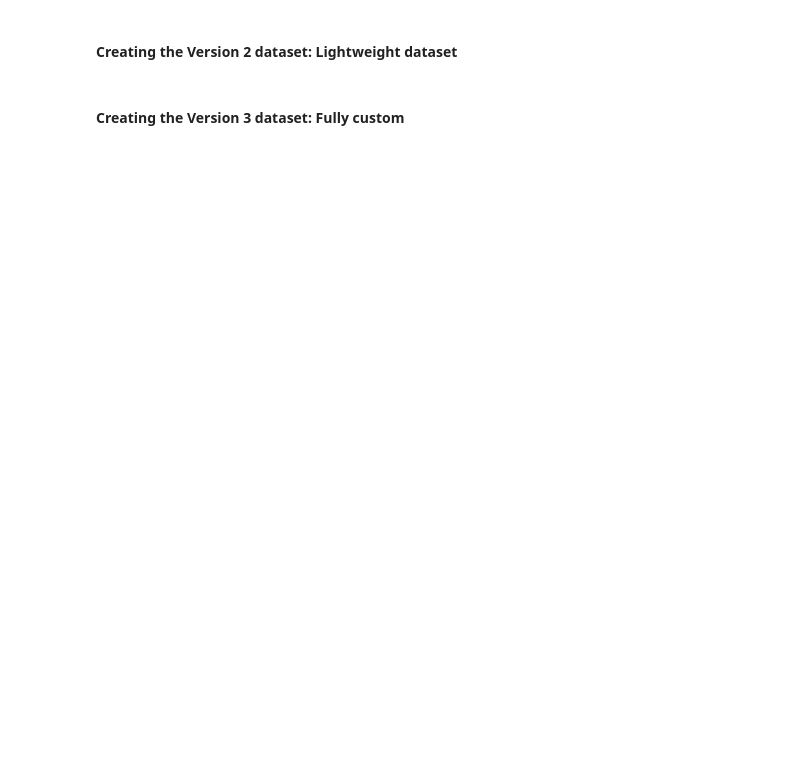
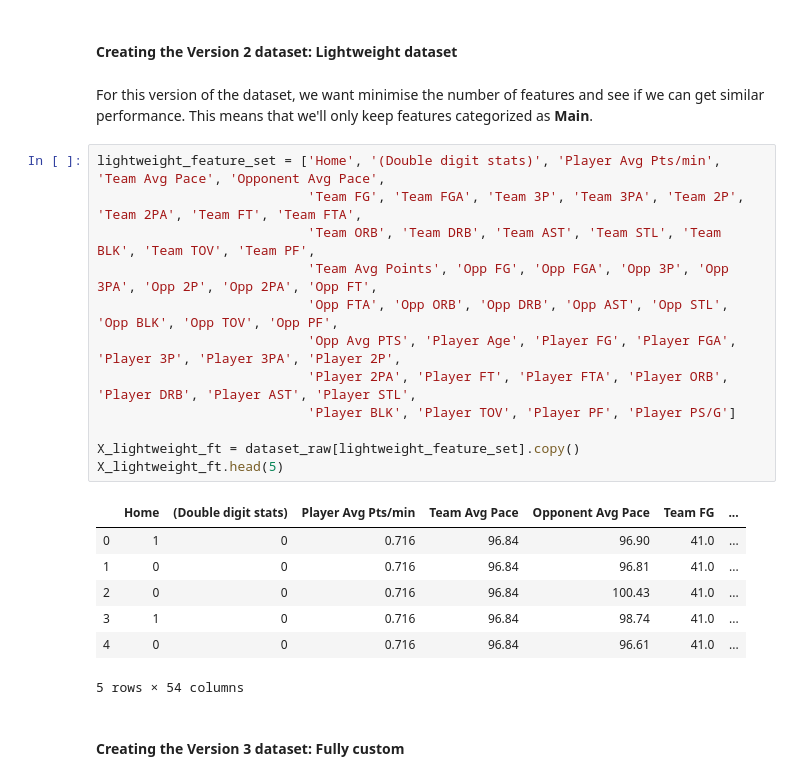
Before and after one commit to WalidBounouar/CSI4506-Project, a Jupyter notebook: Prediction_of_NBA_fantasy_scores.ipynb, the cells around one changed output. Saved outputs shown, nothing was run; the diff lists cells and outputs as text; blank space fills up the shorter version.

```diff
--- a/Prediction_of_NBA_fantasy_scores.ipynb
+++ b/Prediction_of_NBA_fantasy_scores.ipynb
@@ -202,4 +232,26 @@ print(list(X_full_ft))
 # %% [markdown]
 #### Creating the Version 2 dataset: Lightweight dataset
+# %% [markdown]
+For this version of the dataset, we want minimise the number of features and see if we can get similar performance. This means that we'll only keep features categorized as **Main**.
+# %%
+lightweight_feature_set = ['Home', '(Double digit stats)', 'Player Avg Pts/min', 'Team Avg Pace', 'Opponent Avg Pace',
+                           'Team FG', 'Team FGA', 'Team 3P', 'Team 3PA', 'Team 2P', 'Team 2PA', 'Team FT', 'Team FTA',
+                           'Team ORB', 'Team DRB', 'Team AST', 'Team STL', 'Team BLK', 'Team TOV', 'Team PF',
+                           'Team Avg Points', 'Opp FG', 'Opp FGA', 'Opp 3P', 'Opp 3PA', 'Opp 2P', 'Opp 2PA', 'Opp FT',
+                           'Opp FTA', 'Opp ORB', 'Opp DRB', 'Opp AST', 'Opp STL', 'Opp BLK', 'Opp TOV', 'Opp PF',
+                           'Opp Avg PTS', 'Player Age', 'Player FG', 'Player FGA', 'Player 3P', 'Player 3PA', 'Player 2P',
+                           'Player 2PA', 'Player FT', 'Player FTA', 'Player ORB', 'Player DRB', 'Player AST', 'Player STL',
+                           'Player BLK', 'Player TOV', 'Player PF', 'Player PS/G']
+
+X_lightweight_ft = dataset_raw[lightweight_feature_set].copy()
+X_lightweight_ft.head(5)
+# %% [output]
+|  | Home | (Double digit stats) | Player Avg Pts/min | Team Avg Pace | Opponent Avg Pace | Team FG | ... |
+| 0 | 1 | 0 | 0.716 | 96.84 | 96.90 | 41.0 | ... |
+| 1 | 0 | 0 | 0.716 | 96.84 | 96.81 | 41.0 | ... |
+| 2 | 0 | 0 | 0.716 | 96.84 | 100.43 | 41.0 | ... |
+| 3 | 1 | 0 | 0.716 | 96.84 | 98.74 | 41.0 | ... |
+| 4 | 0 | 0 | 0.716 | 96.84 | 96.61 | 41.0 | ... |
+5 rows × 54 columns
 # %% [markdown]
 #### Creating the Version 3 dataset: Fully custom
```
Also changed, not shown: parts of 28 cells of this notebook, 4 other files.
